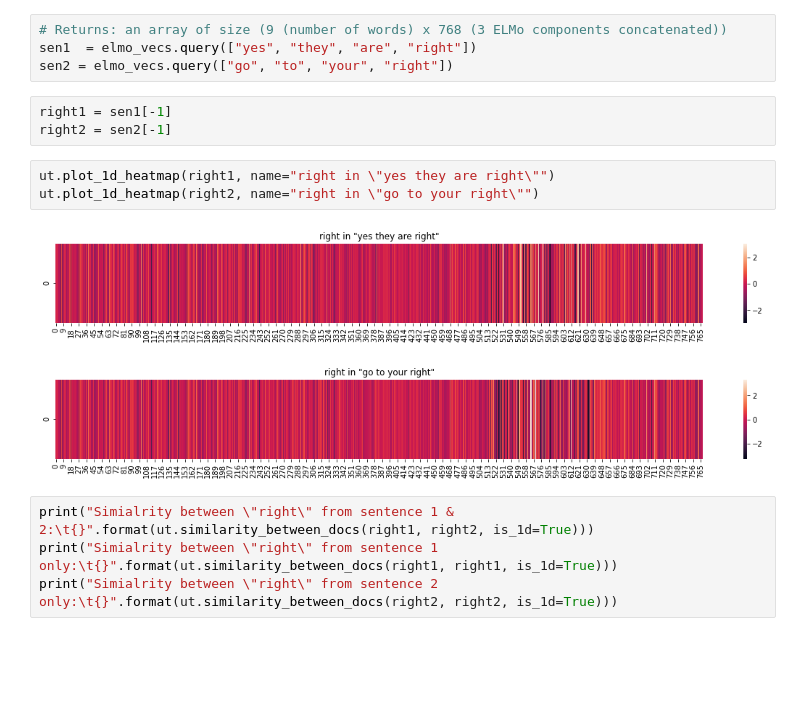
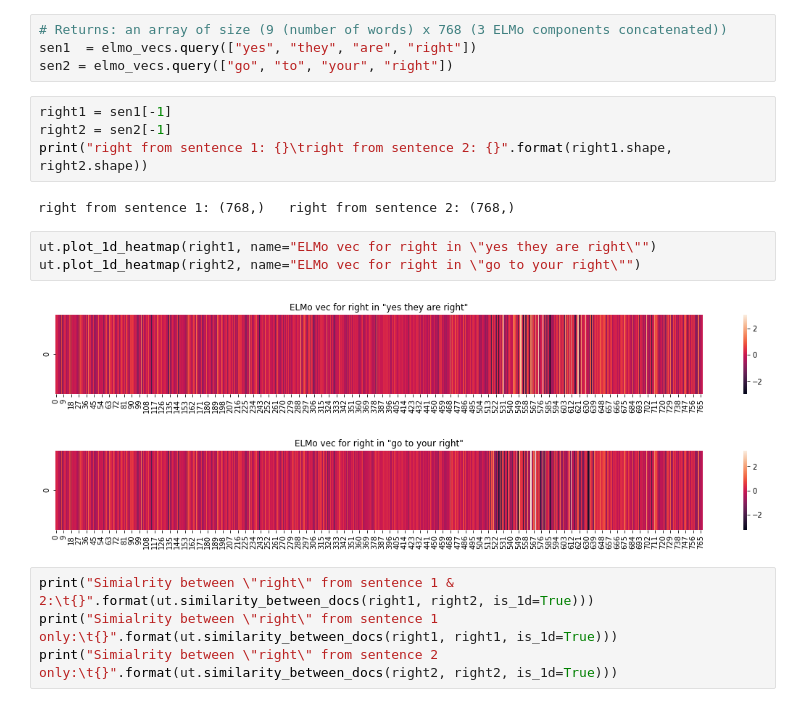
Before and after one commit to ashishu007/Word-Embeddings, a Jupyter notebook: word_embs.ipynb, the cells around one changed output. Cells and saved outputs as stored; diff of their text form; blank space fills up the shorter version.

```diff
--- a/word_embs.ipynb
+++ b/word_embs.ipynb
@@ -161,12 +161,15 @@ sen2 = elmo_vecs.query(["go", "to", "your", "right"])
 # %%
 right1 = sen1[-1]
 right2 = sen2[-1]
+print("right from sentence 1: {}\tright from sentence 2: {}".format(right1.shape, right2.shape))
+# %% [output]
+right from sentence 1: (768,)   right from sentence 2: (768,)
 # %%
-ut.plot_1d_heatmap(right1, name="right in \"yes they are right\"")
-ut.plot_1d_heatmap(right2, name="right in \"go to your right\"")
+ut.plot_1d_heatmap(right1, name="ELMo vec for right in \"yes they are right\"")
+ut.plot_1d_heatmap(right2, name="ELMo vec for right in \"go to your right\"")
 # %% [output]
-[figure, old version]
+[figure, new version]
-[figure, old version]
+[figure, new version]
 # %%
 print("Simialrity between \"right\" from sentence 1 & 2:\t{}".format(ut.similarity_between_docs(right1, right2, is_1d=True)))
 print("Simialrity between \"right\" from sentence 1 only:\t{}".format(ut.similarity_between_docs(right1, right1, is_1d=True)))
```
Also changed, not shown: parts of 9 cells of this notebook, 1 other file.
